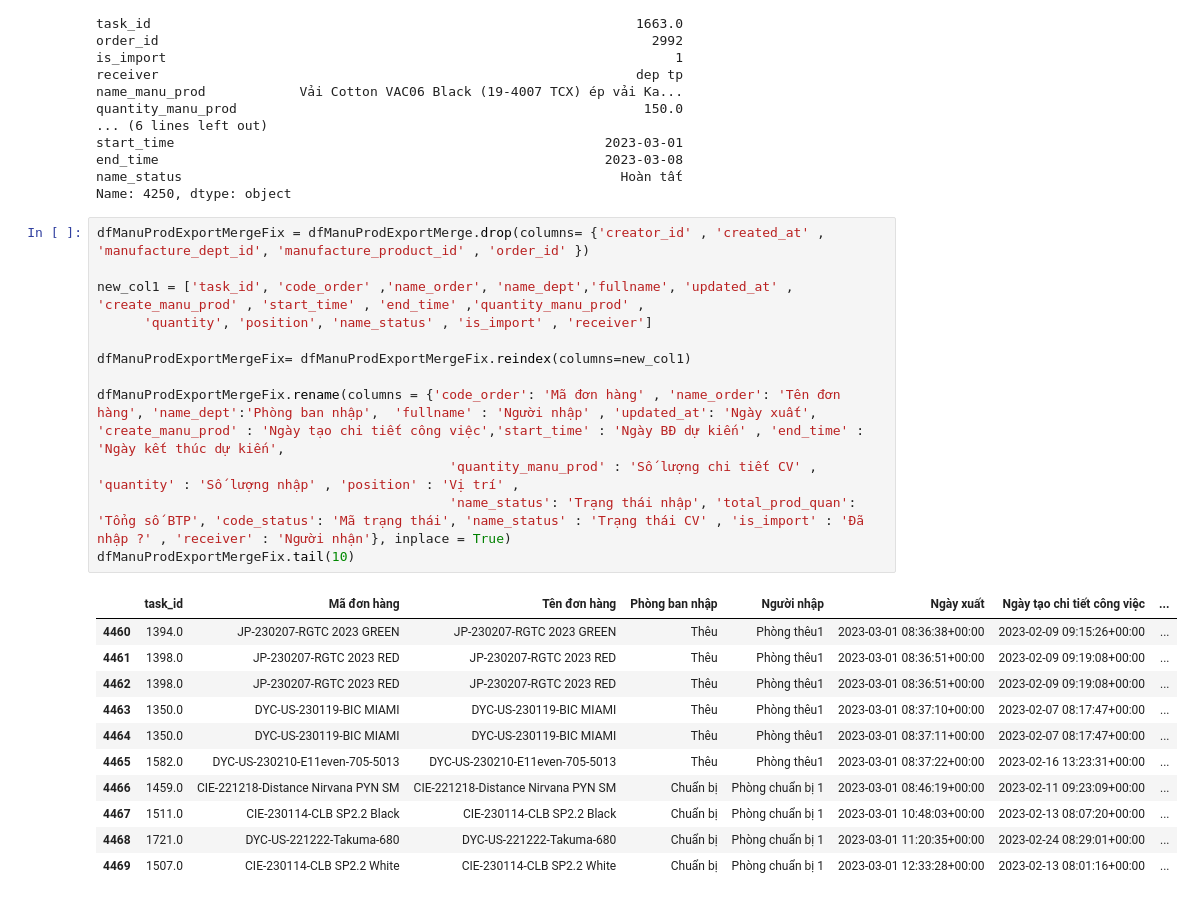
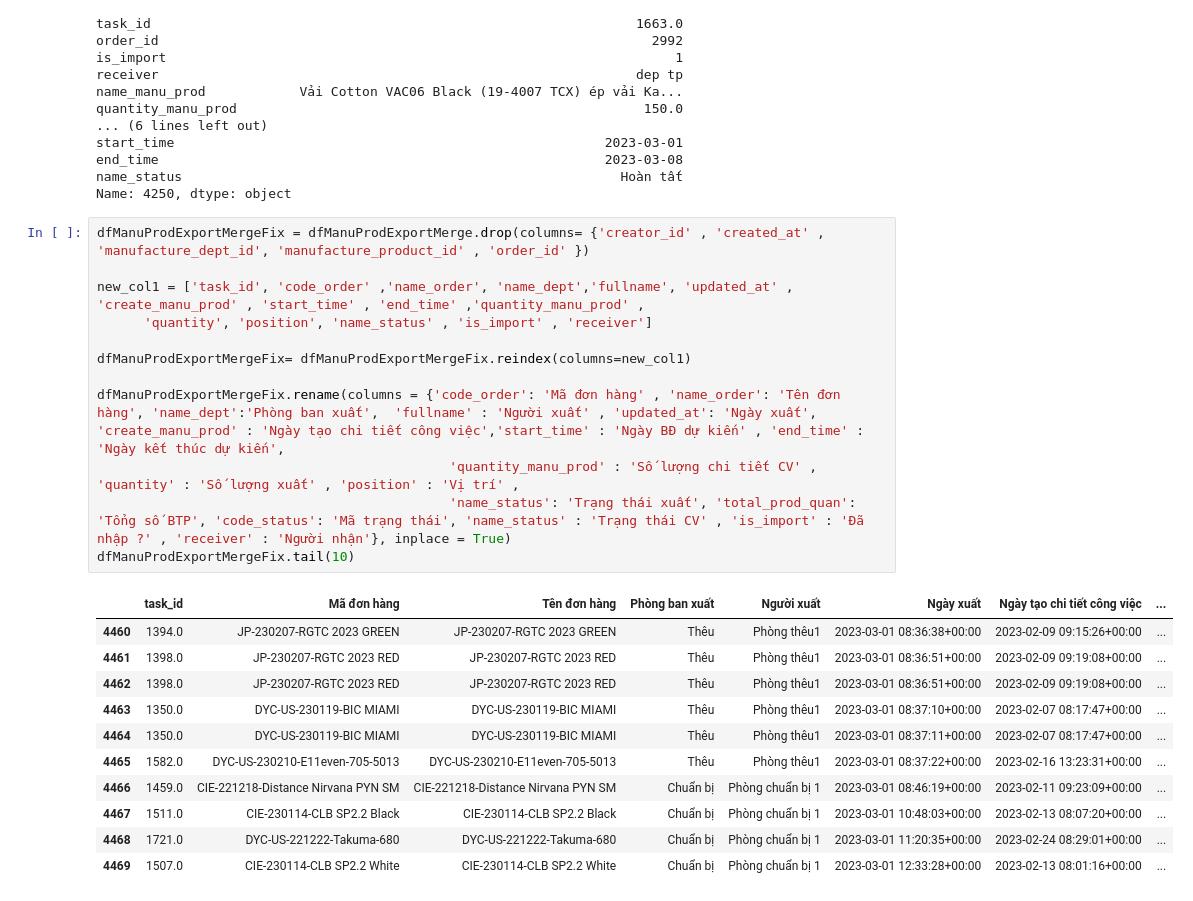
Before and after one commit to Thang1703hrsh/TMSDjango, a Jupyter notebook: temporary/get_manufacture_product_export.ipynb, the cells around one changed output. Drawn from its saved outputs; the diff is of its cells as text.

```diff
--- a/temporary/get_manufacture_product_export.ipynb
+++ b/temporary/get_manufacture_product_export.ipynb
@@ -68,17 +68,17 @@ Name: 4250, dtype: object
 # %%
 dfManuProdExportMergeFix = dfManuProdExportMerge.drop(columns= {'creator_id' , 'created_at' , 'manufacture_dept_id', 'manufacture_product_id' , 'order_id' })
 
 new_col1 = ['task_id', 'code_order' ,'name_order', 'name_dept','fullname', 'updated_at' , 'create_manu_prod' , 'start_time' , 'end_time' ,'quantity_manu_prod' ,
       'quantity', 'position', 'name_status' , 'is_import' , 'receiver']
 
 dfManuProdExportMergeFix= dfManuProdExportMergeFix.reindex(columns=new_col1)
 
-dfManuProdExportMergeFix.rename(columns = {'code_order': 'Mã đơn hàng' , 'name_order': 'Tên đơn hàng', 'name_dept':'Phòng ban nhập',  'fullname' : 'Người nhập' , 'updated_at': 'Ngày xuất', 'create_manu_prod' : 'Ngày tạo chi tiết công việc','start_time' : 'Ngày BĐ dự kiến' , 'end_time' : 'Ngày kết thúc dự kiến',
-                                             'quantity_manu_prod' : 'Số lượng chi tiết CV' , 'quantity' : 'Số lượng nhập' , 'position' : 'Vị trí' ,
-                                             'name_status': 'Trạng thái nhập', 'total_prod_quan': 'Tổng số BTP', 'code_status': 'Mã trạng thái', 'name_status' : 'Trạng thái CV' , 'is_import' : 'Đã nhập ?' , 'receiver' : 'Người nhận'}, inplace = True)
+dfManuProdExportMergeFix.rename(columns = {'code_order': 'Mã đơn hàng' , 'name_order': 'Tên đơn hàng', 'name_dept':'Phòng ban xuất',  'fullname' : 'Người xuất' , 'updated_at': 'Ngày xuất', 'create_manu_prod' : 'Ngày tạo chi tiết công việc','start_time' : 'Ngày BĐ dự kiến' , 'end_time' : 'Ngày kết thúc dự kiến',
+                                             'quantity_manu_prod' : 'Số lượng chi tiết CV' , 'quantity' : 'Số lượng xuất' , 'position' : 'Vị trí' ,
+                                             'name_status': 'Trạng thái xuất', 'total_prod_quan': 'Tổng số BTP', 'code_status': 'Mã trạng thái', 'name_status' : 'Trạng thái CV' , 'is_import' : 'Đã nhập ?' , 'receiver' : 'Người nhận'}, inplace = True)
 dfManuProdExportMergeFix.tail(10)
 # %% [output]
-|  | task_id | Mã đơn hàng | Tên đơn hàng | Phòng ban nhập | Người nhập | Ngày xuất | Ngày tạo chi tiết công việc | ... |
+|  | task_id | Mã đơn hàng | Tên đơn hàng | Phòng ban xuất | Người xuất | Ngày xuất | Ngày tạo chi tiết công việc | ... |
 | 4460 | 1394.0 | JP-230207-RGTC 2023 GREEN | JP-230207-RGTC 2023 GREEN | Thêu | Phòng thêu1 | 2023-03-01 08:36:38+00:00 | 2023-02-09 09:15:26+00:00 | ... |
 | 4461 | 1398.0 | JP-230207-RGTC 2023 RED | JP-230207-RGTC 2023 RED | Thêu | Phòng thêu1 | 2023-03-01 08:36:51+00:00 | 2023-02-09 09:19:08+00:00 | ... |
 | 4462 | 1398.0 | JP-230207-RGTC 2023 RED | JP-230207-RGTC 2023 RED | Thêu | Phòng thêu1 | 2023-03-01 08:36:51+00:00 | 2023-02-09 09:19:08+00:00 | ... |
```
Also changed, not shown: parts of 6 cells of this notebook, 3 other files.
